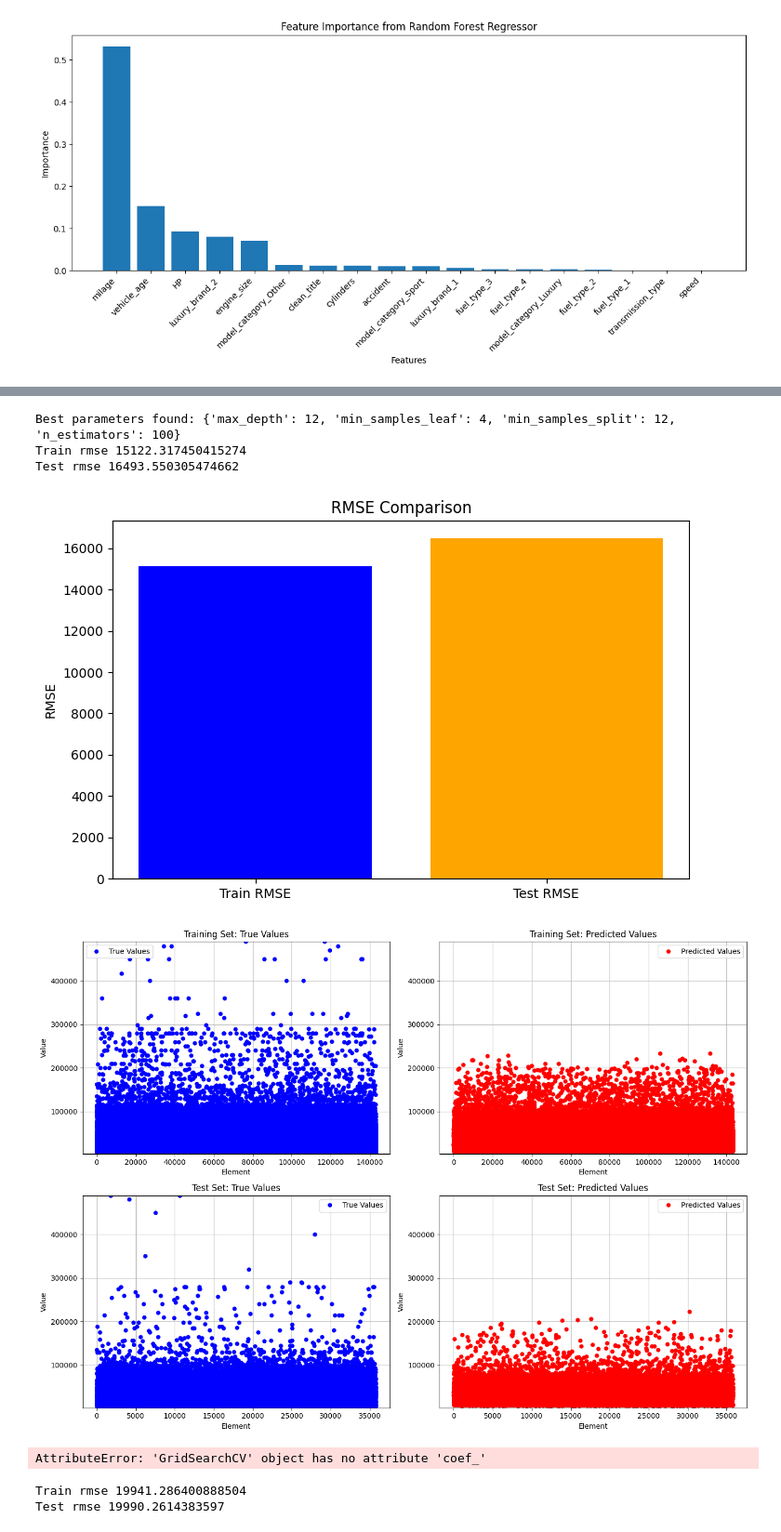
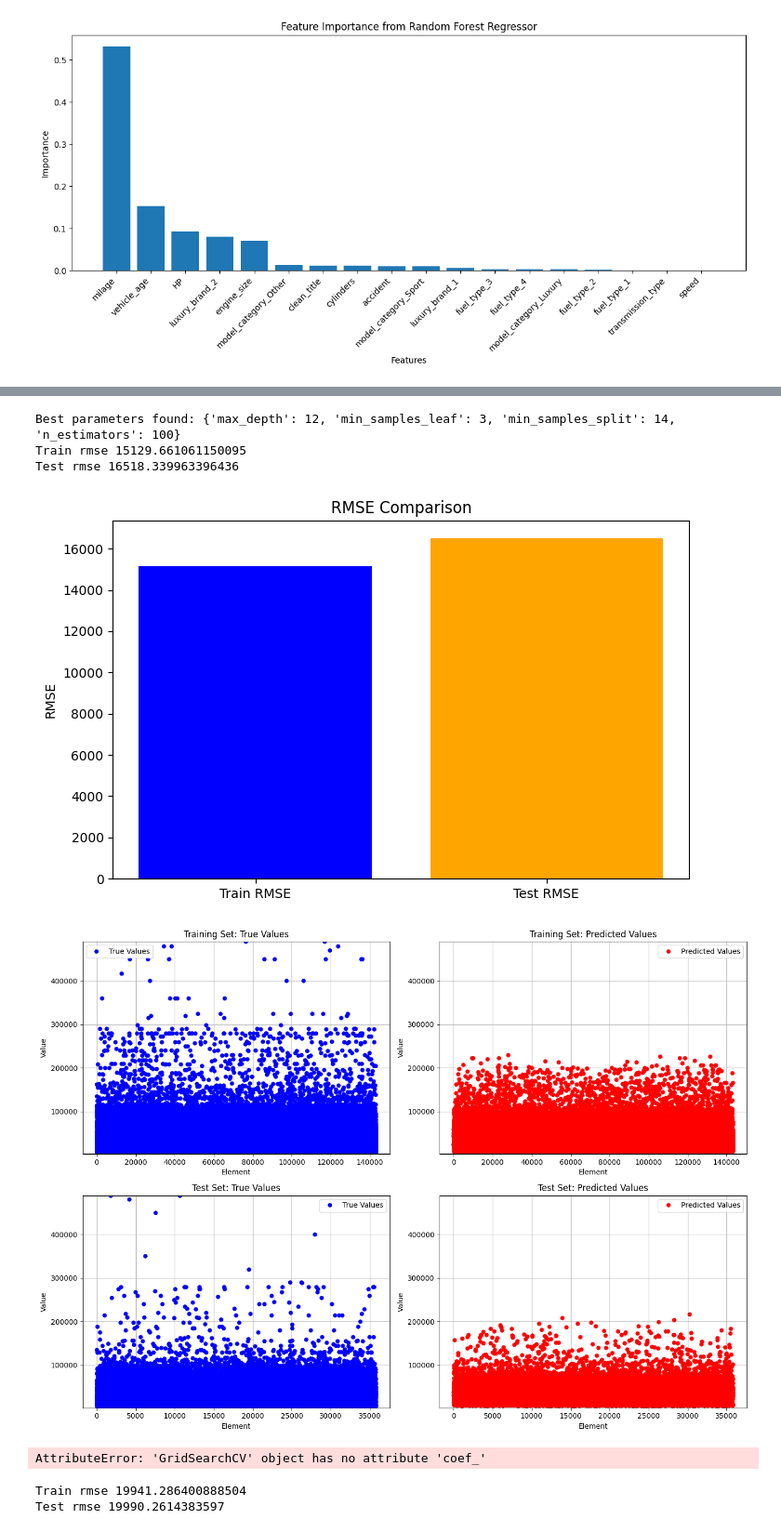
Before and after one commit to tancredibosi/bosi-Regression_Used_Cars_Price, a Jupyter notebook: bosi_car_prices.ipynb, the cells around one changed output, grey strips where cells are left out. Shown at 93% size. Cells and saved outputs as stored; diff of their text form; code cells hidden in the pictures.

```diff
--- a/bosi_car_prices.ipynb
+++ b/bosi_car_prices.ipynb
@@ -680,7 +680,7 @@ Test rmse 18877.630774308625
 # %%
 from sklearn.ensemble import RandomForestRegressor
 
-rf = RandomForestRegressor(n_estimators=100, random_state=random_state)
+rf = RandomForestRegressor(random_state=random_state)
 train_evaluate_model(rf, 'Random Forest Regressor', X_train, X_test, y_train, y_test, results, has_feature_importance=True)
 # %% [output]
 Train rmse 8134.419781733904
@@ -688,8 +688,3 @@ Test rmse 17625.011145229026
 [figure]
 [figure]
 [figure]
-# %%
-from sklearn.svm import SVR
-
-svr = SVR()
-train_evaluate_model(svr, 'SV Regressor', X_train, X_test, y_train, y_test, results, has_feature_importance=True)
@@ -701,28 +691,28 @@ Test rmse 24719.35320634887
 # %%
 from sklearn.ensemble import RandomForestRegressor
 from sklearn.model_selection import GridSearchCV
 
 rf_regr = RandomForestRegressor()
 
 # Define the hyperparameter grid
 param_grid = {
-    'n_estimators': [100],   # Number of trees in the forest
-    'max_depth': [12, 13, 14],  # Maximum depth of the tree
-    'min_samples_split': [10, 11, 12],  # Minimum number of samples required to split a node
-    'min_samples_leaf': [4, 5],    # Minimum number of samples required at a leaf node       # Whether bootstrap samples are used when building trees
+    'n_estimators': [100],
+    'max_depth': [10, 11, 12],
+    'min_samples_split': [12, 13, 14],
+    'min_samples_leaf': [3, 4]
 }
 
 # Initialize GridSearchCV with RandomForestRegressor and param_grid
 grid_search = GridSearchCV(estimator=rf_regr, param_grid=param_grid,
                            cv=5, scoring='neg_root_mean_squared_error')
 
 train_evaluate_model(grid_search, 'Random Forest Regressor GS', X_train, X_test, y_train, y_test, results, has_feature_importance=True, is_grid_search=True)
 # %% [output]
-Best parameters found: {'max_depth': 12, 'min_samples_leaf': 4, 'min_samples_split': 12, 'n_estimators': 100}
-Train rmse 15122.317450415274
-Test rmse 16493.550305474662
+Best parameters found: {'max_depth': 12, 'min_samples_leaf': 3, 'min_samples_split': 14, 'n_estimators': 100}
+Train rmse 15129.661061150095
+Test rmse 16518.339963396436
 [figure]
-[figure, old version]
+[figure, new version]
 AttributeError: 'GridSearchCV' object has no attribute 'coef_'
 # %%
 from sklearn.ensemble import AdaBoostRegressor
```
Also changed, not shown: parts of 6 cells of this notebook, 15 other files.
